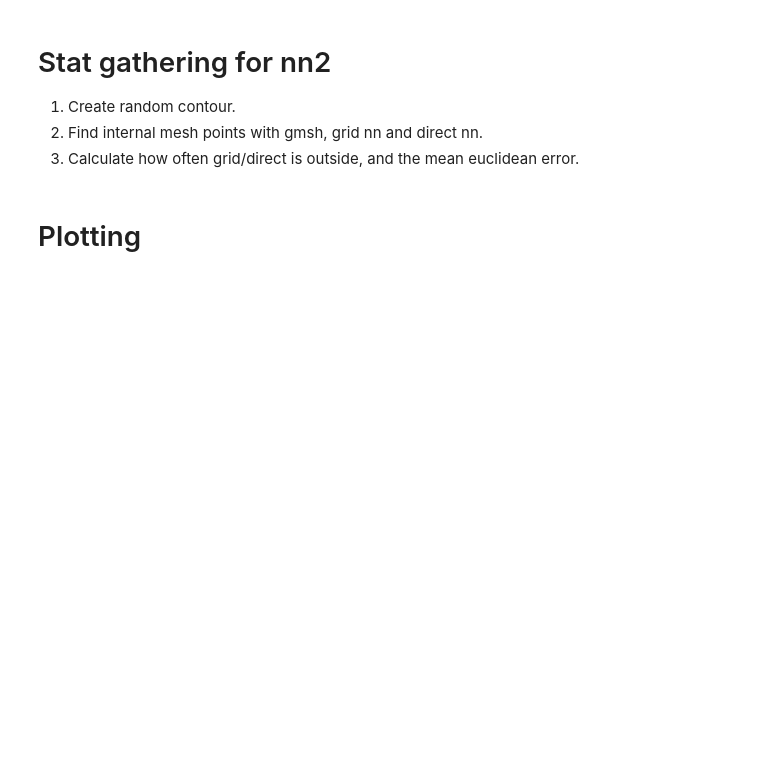
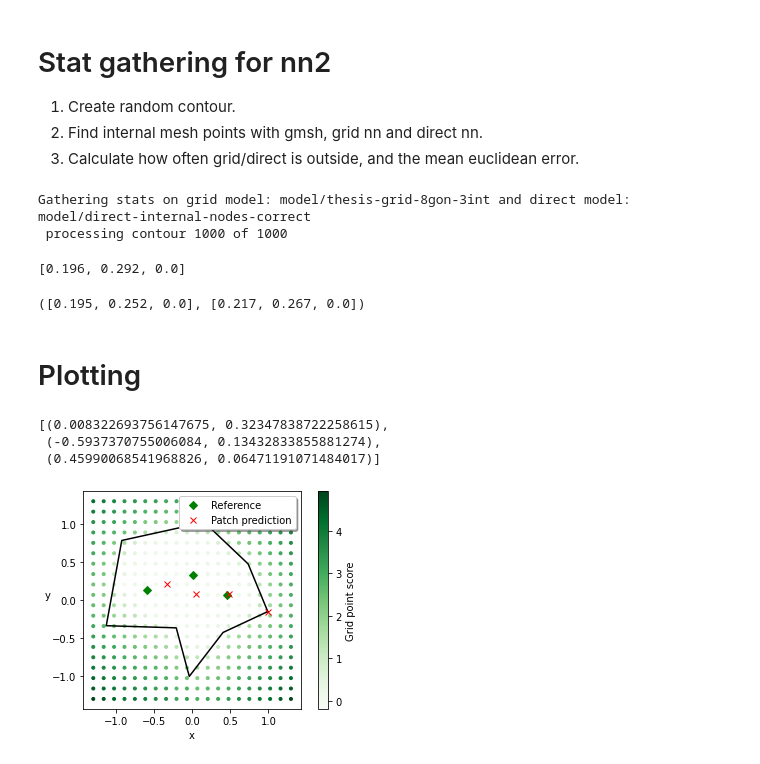
Before and after one commit to Siljekka/GrasshopperMeshAI, a Jupyter notebook: MeshPoints/MachineLearning/nn2_8gon.ipynb, the cells around one changed output. Drawn from its saved outputs; the diff is of its cells as text; code cells hidden in the pictures; blank space fills up the shorter version.

```diff
--- a/MeshPoints/MachineLearning/nn2_8gon.ipynb
+++ b/MeshPoints/MachineLearning/nn2_8gon.ipynb
@@ -198,7 +209,7 @@ print('Training data loss: %.3f, Test data loss: %.3f' %
 3. Calculate how often grid/direct is outside, and the mean euclidean error.
 # %%
 # Pre-processing method for nn2.
-def stat_prediction_pipeline_nn2(contour, internal_node_count, grid_model):
+def stat_grid_prediction_pipeline(contour, internal_node_count, grid_model):
 
     # Build point grid
     point_grid = generate_point_grid()
@@ -225,6 +236,21 @@ def stat_prediction_pipeline_nn2(contour, internal_node_count, grid_model):
 
     return point_grid
 
+def stat_direct_prediction_pipeline(contour_input_2, direct_model):
+    # Pre-process contour with procrustes superimposition
+    transformed_contour_data = [coordinate for point in contour_input_2 for coordinate in point]
+
+    # Load model
+
+
+    # Define prediction data
+    features = transformed_contour_data
+    direct_prediction_data = np.expand_dims(features, axis=0)
+
+    # Predict
+    direct_prediction_result = direct_model(direct_prediction_data).numpy()
+
+    return direct_prediction_result
 
 def calc_dist_error(contour, predicted: list, reference: list) -> list:
     """
@@ -275,15 +301,16 @@ import pre_processing as pp
 from point_grid import *
 
 # Initialization
-target_internal_node_count = 2
-edge_count = 6
+target_internal_node_count = 3
+edge_count = 8
 sample_size = 1000
-squared_error_grid = []
+distance_error_grid = []
+distance_error_direct = []
 
-grid_model_path = 'model/thesis-grid-1'
-direct_model_path = 'model/direct-internal-nodes-correct'
+grid_model_path = 'model/thesis-grid-8gon-3int'
+# direct_model_path = 'model/direct-internal-nodes-correct'
 grid_model = tf.keras.models.load_model(grid_model_path)
-grid_model = tf.keras.models.load_model(direct_model_path)
+# direct_model = tf.keras.models.load_model(direct_model_path)
 
 gmsh.initialize()
 
@@ -306,29 +333,37 @@ for i in range(sample_size):
 
 
     # Predict the point grid and intrapolate nodes from it.
-    predicted_point_grid = stat_prediction_pipeline_nn2(transformed_contour, target_internal_node_count, grid_model)
+    predicted_point_grid = stat_grid_prediction_pipeline(transformed_contour, target_internal_node_count, grid_model)
     grid_prediction = generate_internal_nodes_from_grid_score(predicted_point_grid, target_internal_node_count)
 
     # Direct prediction without point grid
-    direct_prediction_raw = stat_direct_prediction_pipeline(contour, direct_model)[0]
-    direct_prediction = list(zip(direct_prediction_raw[::2], direct_prediction_raw[1::2]))
+    # direct_prediction_raw = stat_direct_prediction_pipeline(contour, direct_model)[0]
+    # direct_prediction = list(zip(direct_prediction_raw[::2], direct_prediction_raw[1::2]))
 
     reference_nodes = list(zip(meshed_internal_points[::2], meshed_internal_points[1::2]))
 
     distance_error_grid.append(calc_dist_error(transformed_contour, grid_prediction, reference_nodes))
-    distance_error_direct.append(calc_squared_error(transformed_contour, direct_prediction, reference_nodes))
+    # distance_error_direct.append(calc_dist_error(transformed_contour, direct_prediction, reference_nodes))
 
 gmsh.finalize()
 
 grid_prediction_stats = find_mean_and_worst_error_new(distance_error_grid)
-direct_prediction_stats = find_mean_and_worst_error_new(distance_error_direct)
+# direct_prediction_stats = find_mean_and_worst_error_new(distance_error_direct)
 grid_prediction_stats
+# %% [output]
+Gathering stats on grid model: model/thesis-grid-8gon-3int and direct model: model/direct-internal-nodes-correct
+ processing contour 1000 of 1000
+[0.196, 0.292, 0.0]
+# %%
+grid_prediction_stats, direct_prediction_stats
+# %% [output]
+([0.195, 0.252, 0.0], [0.217, 0.267, 0.0])
 # %% [markdown]
 # Plotting
 # %%
 import gmsh
 
-grid_model_path = 'model/thesis-grid-8gon-3int'
+grid_model_path = 'model/thesis-grid-8gon-3int-gh'
 gmsh.initialize()
 grid_model = tf.keras.models.load_model(grid_model_path)
 
@@ -352,30 +387,35 @@ reference_nodes = list(zip(meshed_internal_points[::2], meshed_internal_points[1
 predicted_point_grid = stat_prediction_pipeline_nn2(transformed_contour, target_internal_node_count, grid_model)
 grid_prediction = generate_internal_nodes_from_grid_score(predicted_point_grid, target_internal_node_count)
 
 """
 |-------------------------
 |       PLOTTING
 |-------------------------
 """
 flat_pgp = [point for row in predicted_point_grid for point in row]
 
 pgp_x = [p.x for p in flat_pgp]
 pgp_y = [p.y for p in flat_pgp]
 pgp_s = [p.score for p in flat_pgp]
 
 # Plot predicted points (green)
 pl0 = plt.plot([x[0] for x in reference_nodes], [y[1] for y in reference_nodes], 'gD',
             label="Reference",
             )
 pl1 = plt.plot([x[0] for x in grid_prediction], [y[1] for y in grid_prediction], 'rx', label="Patch prediction")
 # Plot transformed contour
 pl3 = pp.plot_polygon(transformed_contour, style='k')
 
 # Plot point grid
 pl4 = plt.scatter(pgp_x, pgp_y, c=pgp_s, cmap=plt.cm.Greens, marker='.')
 plt.colorbar(label="Grid point score")
 plt.legend(loc='upper right', shadow='true')
 plt.xlabel("x")
 plt.ylabel("y", rotation=0)
 plt.gca().set_aspect('equal')
 reference_nodes
+# %% [output]
+[(0.008322693756147675, 0.32347838722258615),
+ (-0.5937370755006084, 0.13432833855881274),
+ (0.45990068541968826, 0.06471191071484017)]
+[figure, added]
```
Also changed, not shown: parts of 4 cells of this notebook, 2 other files.
